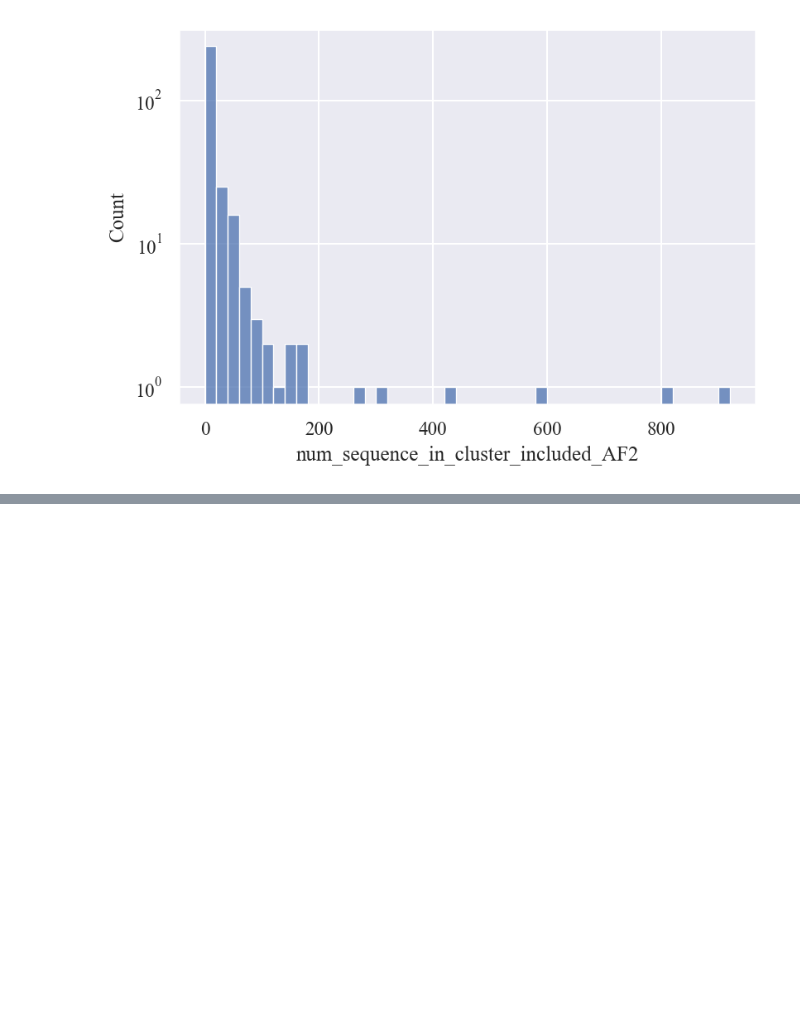
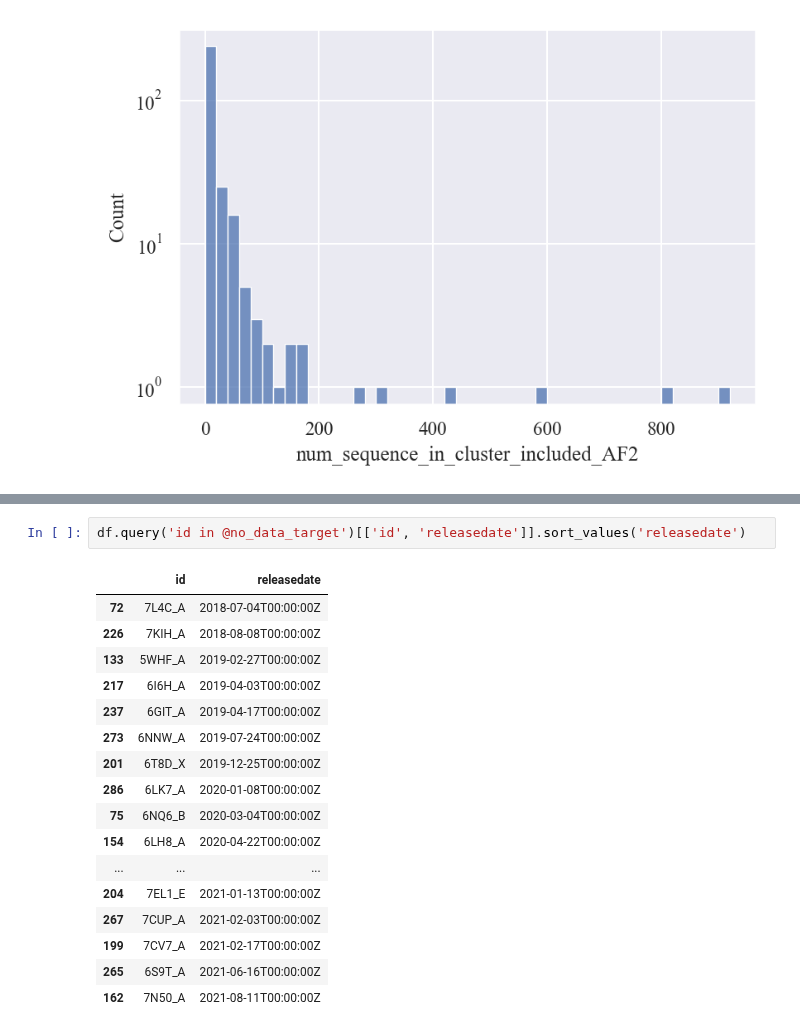
Before and after one commit to yutake27/MQAB4AF2, a Jupyter notebook: src/notebooks/datasets/how_eq_random_num_300_seed_0_exclude/target_stat.ipynb, the cells around one changed output, grey strips where cells are left out. Saved outputs shown, nothing was run; the diff lists cells and outputs as text; blank space fills up the shorter version.

```diff
--- a/src/notebooks/datasets/how_eq_random_num_300_seed_0_exclude/target_stat.ipynb
+++ b/src/notebooks/datasets/how_eq_random_num_300_seed_0_exclude/target_stat.ipynb
@@ -81,0 +172,20 @@ plt.yscale('log')
+# %%
+df.query('id in @no_data_target')[['id', 'releasedate']].sort_values('releasedate')
+# %% [output]
+|  | id | releasedate |
+| 72 | 7L4C_A | 2018-07-04T00:00:00Z |
+| 226 | 7KIH_A | 2018-08-08T00:00:00Z |
+| 133 | 5WHF_A | 2019-02-27T00:00:00Z |
+| 217 | 6I6H_A | 2019-04-03T00:00:00Z |
+| 237 | 6GIT_A | 2019-04-17T00:00:00Z |
+| 273 | 6NNW_A | 2019-07-24T00:00:00Z |
+| 201 | 6T8D_X | 2019-12-25T00:00:00Z |
+| 286 | 6LK7_A | 2020-01-08T00:00:00Z |
+| 75 | 6NQ6_B | 2020-03-04T00:00:00Z |
+| 154 | 6LH8_A | 2020-04-22T00:00:00Z |
+| ... | ... | ... |
+| 204 | 7EL1_E | 2021-01-13T00:00:00Z |
+| 267 | 7CUP_A | 2021-02-03T00:00:00Z |
+| 199 | 7CV7_A | 2021-02-17T00:00:00Z |
+| 265 | 6S9T_A | 2021-06-16T00:00:00Z |
+| 162 | 7N50_A | 2021-08-11T00:00:00Z |
```
Also changed, not shown: parts of 10 cells of this notebook.
